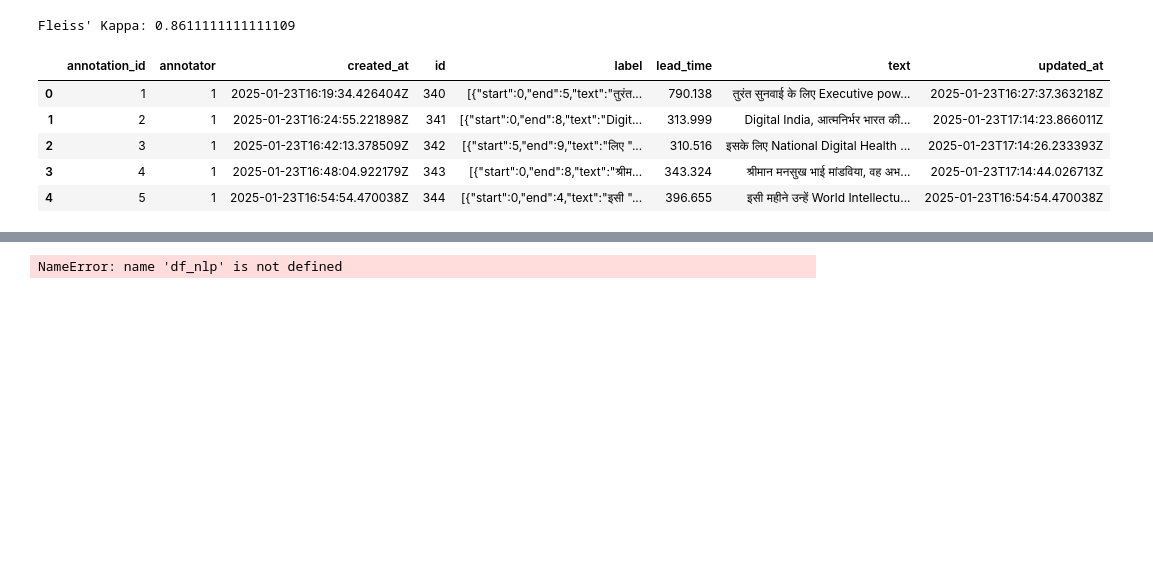
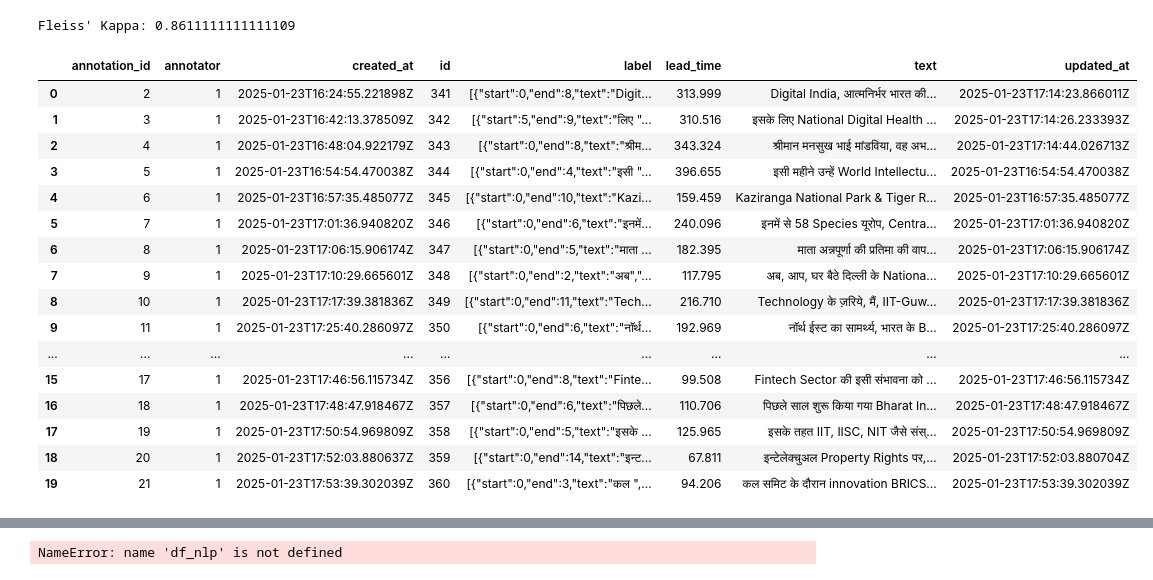
Before and after one commit to Paras-Shirvale/Dataset-Annotation, a Jupyter notebook: annotation.ipynb, the cells around one changed output, grey strips where cells are left out. Saved outputs shown, nothing was run; the diff lists cells and outputs as text; code cells hidden in the pictures; blank space fills up the shorter version.

```diff
--- a/annotation.ipynb
+++ b/annotation.ipynb
@@ -105,12 +105,23 @@ Fleiss' Kappa: 0.8611111111111109
 df_nlp_PARAS = pd.read_csv('project-1-at-2025-01-25-01-18-7217fc4c.csv')
 df_nlp_AKSHAT = pd.read_csv('Akshat\project-1-at-2025-01-23-23-24-6ff58ec5.csv')
 # %%
-df_nlp_AKSHAT.head()
+df_nlp_AKSHAT
 # %% [output]
 |  | annotation_id | annotator | created_at | id | label | lead_time | text | updated_at |
-| 0 | 1 | 1 | 2025-01-23T16:19:34.426404Z | 340 | [{"start":0,"end":5,"text":"तुरंत... | 790.138 | तुरंत सुनवाई के लिए Executive pow... | 2025-01-23T16:27:37.363218Z |
-| 1 | 2 | 1 | 2025-01-23T16:24:55.221898Z | 341 | [{"start":0,"end":8,"text":"Digit... | 313.999 | Digital India, आत्मनिर्भर भारत की... | 2025-01-23T17:14:23.866011Z |
-| 2 | 3 | 1 | 2025-01-23T16:42:13.378509Z | 342 | [{"start":5,"end":9,"text":"लिए "... | 310.516 | इसके लिए National Digital Health ... | 2025-01-23T17:14:26.233393Z |
-| 3 | 4 | 1 | 2025-01-23T16:48:04.922179Z | 343 | [{"start":0,"end":8,"text":"श्रीम... | 343.324 | श्रीमान मनसुख भाई मांडविया, वह अभ... | 2025-01-23T17:14:44.026713Z |
-| 4 | 5 | 1 | 2025-01-23T16:54:54.470038Z | 344 | [{"start":0,"end":4,"text":"इसी "... | 396.655 | इसी महीने उन्हें World Intellectu... | 2025-01-23T16:54:54.470038Z |
+| 0 | 2 | 1 | 2025-01-23T16:24:55.221898Z | 341 | [{"start":0,"end":8,"text":"Digit... | 313.999 | Digital India, आत्मनिर्भर भारत की... | 2025-01-23T17:14:23.866011Z |
+| 1 | 3 | 1 | 2025-01-23T16:42:13.378509Z | 342 | [{"start":5,"end":9,"text":"लिए "... | 310.516 | इसके लिए National Digital Health ... | 2025-01-23T17:14:26.233393Z |
+| 2 | 4 | 1 | 2025-01-23T16:48:04.922179Z | 343 | [{"start":0,"end":8,"text":"श्रीम... | 343.324 | श्रीमान मनसुख भाई मांडविया, वह अभ... | 2025-01-23T17:14:44.026713Z |
+| 3 | 5 | 1 | 2025-01-23T16:54:54.470038Z | 344 | [{"start":0,"end":4,"text":"इसी "... | 396.655 | इसी महीने उन्हें World Intellectu... | 2025-01-23T16:54:54.470038Z |
+| 4 | 6 | 1 | 2025-01-23T16:57:35.485077Z | 345 | [{"start":0,"end":10,"text":"Kazi... | 159.459 | Kaziranga National Park & Tiger R... | 2025-01-23T16:57:35.485077Z |
+| 5 | 7 | 1 | 2025-01-23T17:01:36.940820Z | 346 | [{"start":0,"end":6,"text":"इनमें... | 240.096 | इनमें से 58 Species यूरोप, Centra... | 2025-01-23T17:01:36.940820Z |
+| 6 | 8 | 1 | 2025-01-23T17:06:15.906174Z | 347 | [{"start":0,"end":5,"text":"माता ... | 182.395 | माता अन्नपूर्णा की प्रतिमा की वाप... | 2025-01-23T17:06:15.906174Z |
+| 7 | 9 | 1 | 2025-01-23T17:10:29.665601Z | 348 | [{"start":0,"end":2,"text":"अब","... | 117.795 | अब, आप, घर बैठे दिल्ली के Nationa... | 2025-01-23T17:10:29.665601Z |
+| 8 | 10 | 1 | 2025-01-23T17:17:39.381836Z | 349 | [{"start":0,"end":11,"text":"Tech... | 216.710 | Technology के ज़रिये, मैं, IIT-Guw... | 2025-01-23T17:17:39.381836Z |
+| 9 | 11 | 1 | 2025-01-23T17:25:40.286097Z | 350 | [{"start":0,"end":6,"text":"नॉर्थ... | 192.969 | नॉर्थ ईस्ट का सामर्थ्य, भारत के B... | 2025-01-23T17:25:40.286097Z |
+| ... | ... | ... | ... | ... | ... | ... | ... | ... |
+| 15 | 17 | 1 | 2025-01-23T17:46:56.115734Z | 356 | [{"start":0,"end":8,"text":"Finte... | 99.508 | Fintech Sector की इसी संभावना को ... | 2025-01-23T17:46:56.115734Z |
+| 16 | 18 | 1 | 2025-01-23T17:48:47.918467Z | 357 | [{"start":0,"end":6,"text":"पिछले... | 110.706 | पिछले साल शुरू किया गया Bharat In... | 2025-01-23T17:48:47.918467Z |
+| 17 | 19 | 1 | 2025-01-23T17:50:54.969809Z | 358 | [{"start":0,"end":5,"text":"इसके ... | 125.965 | इसके तहत IIT, IISC, NIT जैसे संस्... | 2025-01-23T17:50:54.969809Z |
+| 18 | 20 | 1 | 2025-01-23T17:52:03.880637Z | 359 | [{"start":0,"end":14,"text":"इन्ट... | 67.811 | इन्टेलेक्चुअल Property Rights पर,... | 2025-01-23T17:52:03.880704Z |
+| 19 | 21 | 1 | 2025-01-23T17:53:39.302039Z | 360 | [{"start":0,"end":3,"text":"कल ",... | 94.206 | कल समिट के दौरान innovation BRICS... | 2025-01-23T17:53:39.302039Z |
 # %%
```
Also changed, not shown: parts of 3 cells of this notebook, 1 other file.
